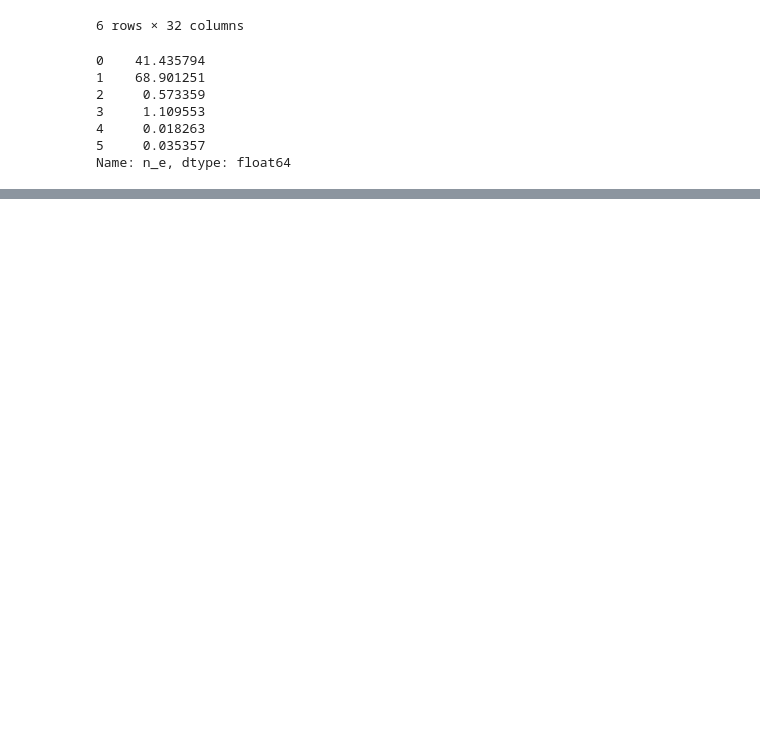
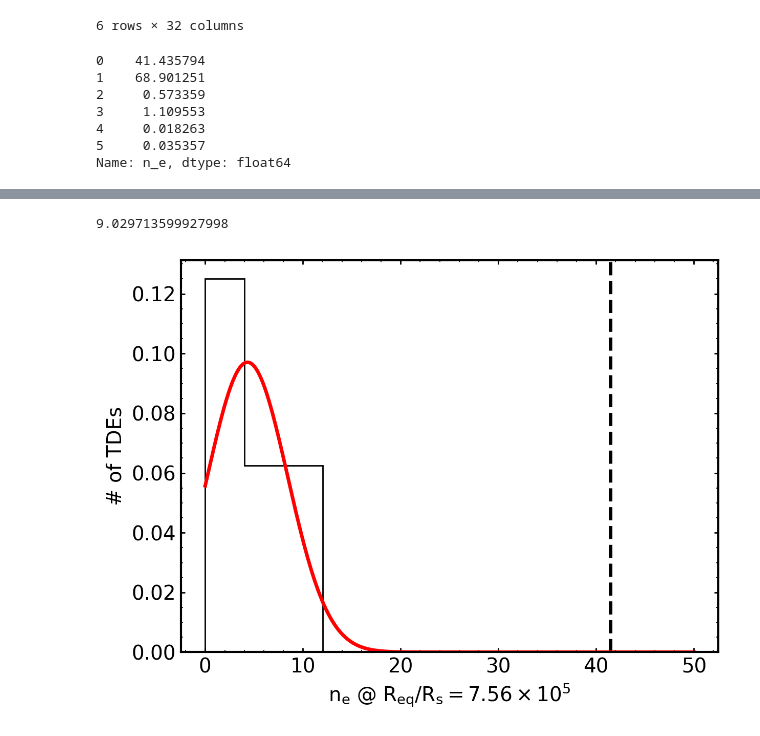
Before and after one commit to noahfranz13/radio-ecle, a Jupyter notebook: radio-model-analysis.ipynb, the cells around one changed output, grey strips where cells are left out. Cells and saved outputs as stored; diff of their text form; code cells hidden in the pictures; blank space fills up the shorter version.

```diff
--- a/radio-model-analysis.ipynb
+++ b/radio-model-analysis.ipynb
@@ -673,3 +679,22 @@ lit["n_e"] = n_e(
     R_17 = lit.Req/1e17,
     gamma = lit.gamma
 )
+
+# Eeq(p, F_p_mJy, nu_p, z, d_L, epsilon_e=0.1, epsilon_B=None, gamma=1, f_V=0.36, f_A=1, nu_m=None)
+lit["Eeq"] = [Eeq(
+    p = r.p,
+    F_p_mJy = r.Fp_mJy,
+    nu_p = r.nu_a*1e9,
+    z = r.z,
+    d_L = cosmo.luminosity_distance(r.z).to("cm").value,
+    gamma = r.gamma,
+    epsilon_e = r.epsilon_e,
+    epsilon_B = r.epsilon_B,
+) for _, r in lit.iterrows()]
+
+# beta
+lit["beta"] = beta(
+    t = (lit.t.values*u.day).to(u.s),
+    z = lit.z,
+    R = lit.Req
+)
@@ -1084,0 +1007,59 @@ result_df
+# %%
+dets = results_df[results_df.n_e_lim  == False]
+x_to_eval = (dets.Req/dets.R_s).values[0]
+yval = dets.n_e.values[0]
+
+n_e_pred = []
+for name, grp in lit.groupby("Name"):
+
+    if name in name_map:
+
+        lit_densities = lit_density_profiles[lit_density_profiles.name == name_map[name]]
+
+        x = lit_densities["R/Rs"]
+        y = lit_densities.n
+
+    else:
+        r_s = bh_masses[bh_masses.name == name].R_s.values[0]
+
+        x = grp.Req.values/r_s
+        y = grp.n_e.values
+
+    fit = np.polyfit(np.log10(x), np.log10(y), 1)
+    y_pred = np.polyval(fit, np.log10(x_to_eval))
+
+    n_e_pred.append(y_pred)
+
+r_s = bh_masses[bh_masses.name == "AT2019ahk"].R_s.values[0]
+
+x = asassn19bt.R_t.values/r_s
+y = asassn19bt.Next_t.values
+fit = np.polyfit(np.log10(x), np.log10(y), 1)
+y_pred = np.polyval(fit, np.log10(x_to_eval))
+
+n_e_pred.append(y_pred)
+
+# histogram all of these values
+fig, ax = plt.subplots()
+
+n_e_samp = 10**np.array(n_e_pred)
+ax.hist(n_e_samp, bins=3, range=(0,12), color='k', histtype="step", density=True)
+ax.axvline(yval, linestyle="--", color="k")
+ax.set_ylabel("# of TDEs")
+ax.set_xlabel(rf"$n_e$ @ $R_{{\rm eq}}/R_{{\rm s}} = {x_to_eval/1e5:.2f}\times10^{5}$")
+
+# plot best fit stat distribution
+from scipy.stats import norm as pdist
+
+best_fit = pdist.fit(n_e_samp)
+
+xfit = np.linspace(0, 50, 1000)
+res_dist = pdist(*best_fit)
+res = res_dist.pdf(xfit)
+ax.plot(xfit, res, color="r")
+
+n_stds = (yval-res_dist.mean()) / res_dist.std()
+n_stds
+# %% [output]
+9.029713599927998
+[figure, added]
```
Also changed, not shown: parts of 11 cells of this notebook, 45 other files.
